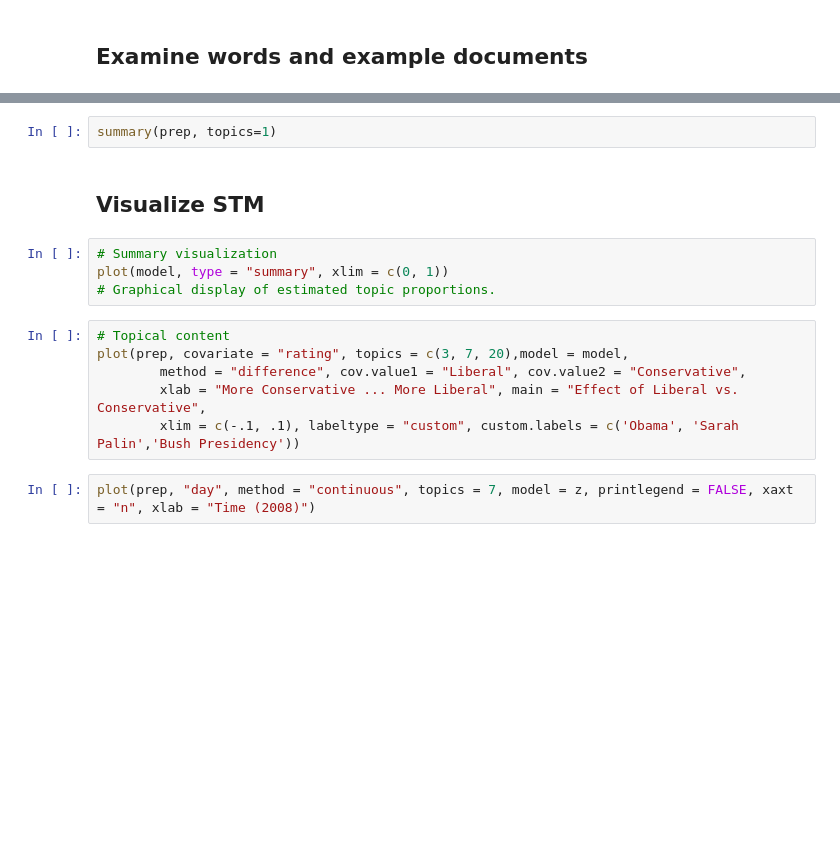
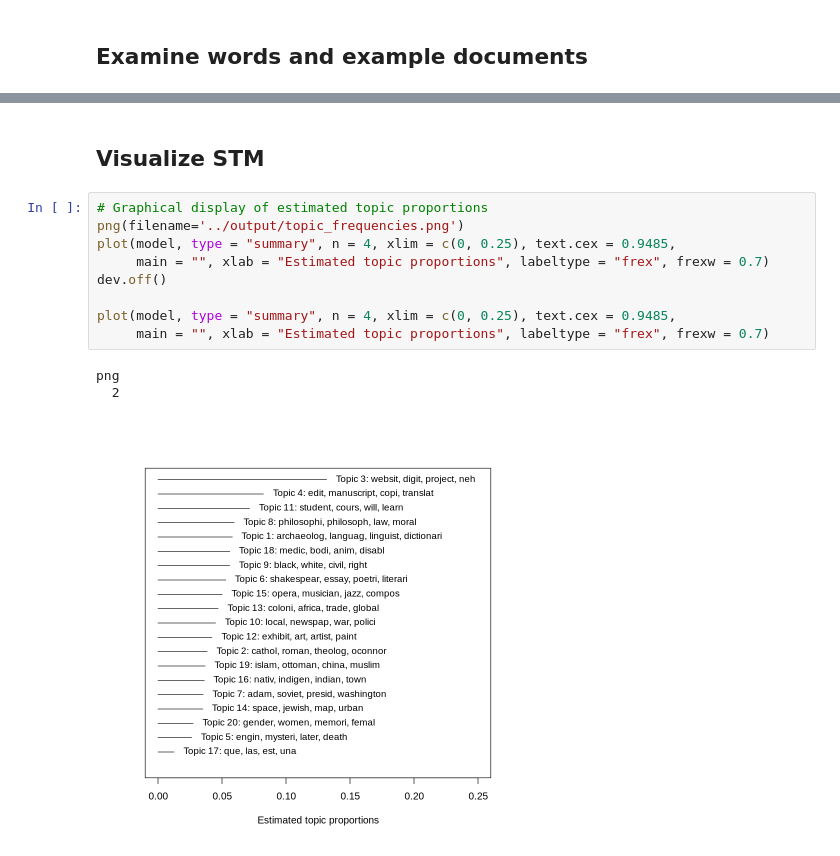
Before and after one commit to jhaber-zz/neh-nlp, a Jupyter notebook: code/topic_modeling.ipynb, the cells around one changed output, grey strips where cells are left out. Saved outputs shown, nothing was run; the diff lists cells and outputs as text; blank space fills up the shorter version.

```diff
--- a/code/topic_modeling.ipynb
+++ b/code/topic_modeling.ipynb
@@ -111,16 +172,15 @@ prep <- estimateEffect(1:20 ~ rating + s(day), charterPrevFit, meta = out$meta,
-# %%
-summary(prep, topics=1)
 # %% [markdown]
 ## Visualize STM
-# %%
-# Summary visualization
-plot(model, type = "summary", xlim = c(0, 1))
-# Graphical display of estimated topic proportions.
-# %%
-# Topical content
-plot(prep, covariate = "rating", topics = c(3, 7, 20),model = model,
-        method = "difference", cov.value1 = "Liberal", cov.value2 = "Conservative",
-        xlab = "More Conservative ... More Liberal", main = "Effect of Liberal vs. Conservative",
-        xlim = c(-.1, .1), labeltype = "custom", custom.labels = c('Obama', 'Sarah Palin','Bush Presidency'))
-# %%
-plot(prep, "day", method = "continuous", topics = 7, model = z, printlegend = FALSE, xaxt = "n", xlab = "Time (2008)")
+# %%
+# Graphical display of estimated topic proportions
+png(filename='../output/topic_frequencies.png')
+plot(model, type = "summary", n = 4, xlim = c(0, 0.25), text.cex = 0.9485,
+     main = "", xlab = "Estimated topic proportions", labeltype = "frex", frexw = 0.7)
+dev.off()
+
+plot(model, type = "summary", n = 4, xlim = c(0, 0.25), text.cex = 0.9485,
+     main = "", xlab = "Estimated topic proportions", labeltype = "frex", frexw = 0.7)
+# %% [output]
+png
+  2
+[figure, added]
```
Also changed, not shown: parts of 36 cells of this notebook, 5 other files.
